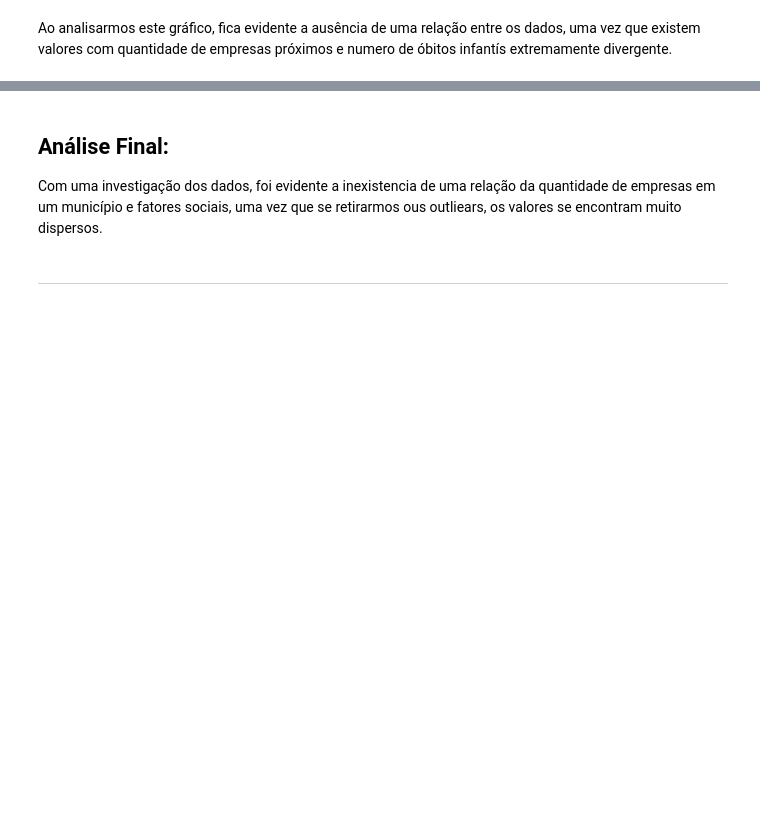
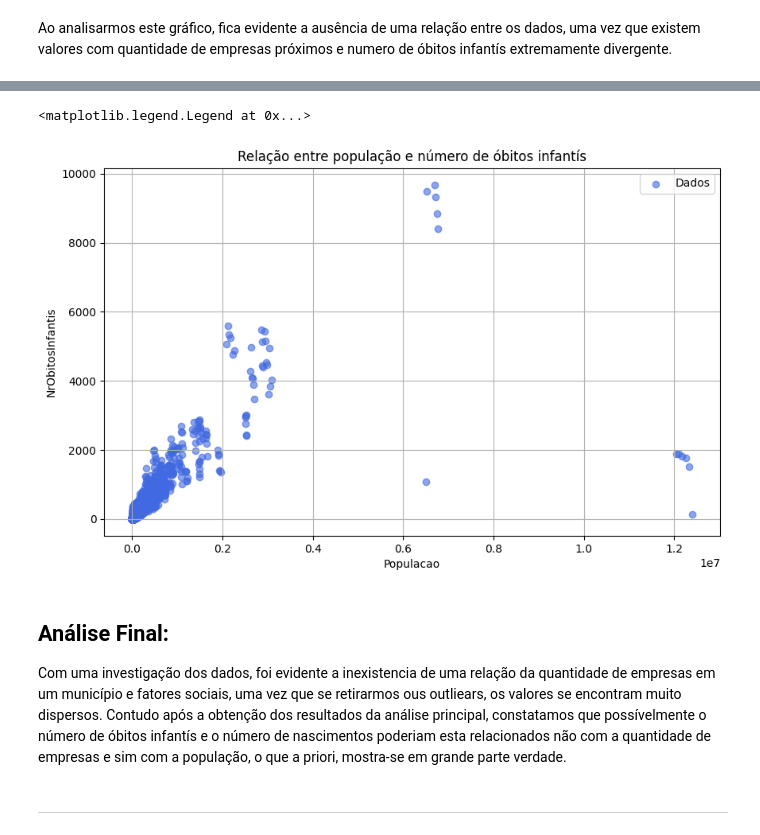
Before and after one commit to anaC-Fernandes/ProjetoDados, a Jupyter notebook: Notebooks/Dataset_Economia.ipynb, the cells around one changed output, grey strips where cells are left out. Cells and saved outputs as stored; diff of their text form; code cells hidden in the pictures; blank space fills up the shorter version.

```diff
--- a/Notebooks/Dataset_Economia.ipynb
+++ b/Notebooks/Dataset_Economia.ipynb
@@ -331,6 +349,27 @@ Ao analisarmos este gráfico, fica evidente a ausência de uma relação entre o
+# %%
+
+df_filtrado = df[['NrObitosInfantis', 'Populacao']].dropna().copy()
+df_filtrado['NrObitosInfantis'] = pd.to_numeric(df_filtrado['NrObitosInfantis'], errors='coerce')
+df_filtrado['Populacao'] = pd.to_numeric(df_filtrado['Populacao'], errors='coerce')
+df_filtrado = df_filtrado.dropna().astype(int)
+
+x = df_filtrado['Populacao']
+y = df_filtrado['NrObitosInfantis']
+
+plt.figure(figsize=(10,6))
+plt.scatter(x, y, color='royalblue', alpha=0.6, label="Dados")
+
+plt.title("Relação entre população e número de óbitos infantís")
+plt.xlabel("Populacao")
+plt.ylabel("NrObitosInfantis")
+plt.grid(True)
+plt.legend()
+# %% [output]
+<matplotlib.legend.Legend at 0x...>
+[figure, added]
 # %% [markdown]
 ## Análise Final:
-Com uma investigação dos dados, foi evidente a inexistencia de uma relação da quantidade de empresas em um município e fatores sociais, uma vez que se retirarmos ous outliears, os valores se encontram muito dispersos.
+Com uma investigação dos dados, foi evidente a inexistencia de uma relação da quantidade de empresas em um município e fatores sociais, uma vez que se retirarmos ous outliears, os valores se encontram muito dispersos. Contudo após a obtenção dos resultados da análise principal, constatamos que possívelmente o número de óbitos infantís e o número de nascimentos poderiam esta relacionados não com a quantidade de empresas e sim com a população, o que a priori, mostra-se em grande parte verdade.
 # %% [markdown]
 
 
```
Also changed, not shown: parts of 8 cells of this notebook.
